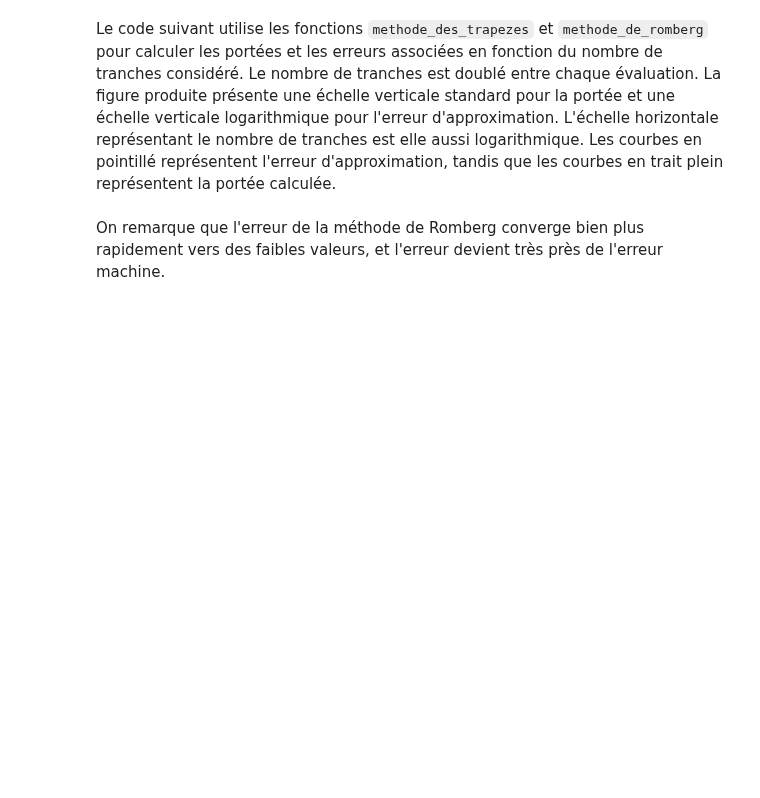
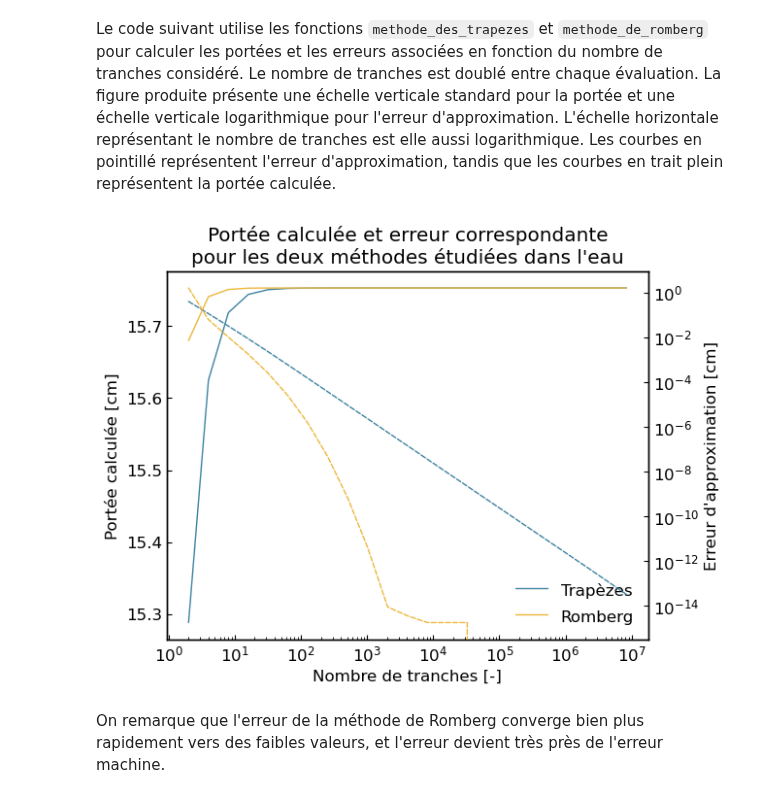
Before and after one commit to mamar828/physique_numerique, a Jupyter notebook: devoirs/tp1/tp1.ipynb, the cells around one changed output. Drawn from its saved outputs; the diff is of its cells as text; code cells hidden in the pictures; blank space fills up the shorter version.

```diff
--- a/devoirs/tp1/tp1.ipynb
+++ b/devoirs/tp1/tp1.ipynb
@@ -315,28 +327,30 @@ Le code suivant utilise les fonctions `methode_des_trapezes` et `methode_de_romb
 # %%
 fig = gl.Figure(
     x_label="Nombre de tranches [-]",
     y_label="Portée calculée [cm]",
     log_scale_x=True,
-    title="Portée calculée et erreur correspondante\npour les deux méthodes étudiées"
+    title="Portée calculée et erreur correspondante\npour les deux méthodes étudiées dans l'eau"
 )
 axe_erreur = fig.create_twin_axis(is_y=True, label="Erreur d'approximation [cm]", log_scale=True)
 valeurs_max_n = np.logspace(0, 23, 24, base=2)[1:]
 donnees_trapezes = np.array(
     [[n_max, *methode_des_trapezes(f_eau, 3, 150, n0=1, n_max=n_max, erreur_max=0)[:2]] for n_max in valeurs_max_n]
 )
 donnees_romberg = np.array(
     [[n_max, *methode_de_romberg(f_eau, 3, 150, n0=1, n_max=n_max, erreur_max=0)[:2]] for n_max in valeurs_max_n]
 )
 
 fig.add_elements(
     gl.Curve(donnees_trapezes[:,0], donnees_trapezes[:,1], label="Trapèzes", line_width=1),
     gl.Curve(donnees_romberg[:,0], donnees_romberg[:,1], label="Romberg", line_width=1),
 )
 axe_erreur.add_elements(
     gl.Curve(donnees_trapezes[:,0], donnees_trapezes[:,2], line_style="--", line_width=1),
     gl.Curve(donnees_romberg[:,0], donnees_romberg[:,2], line_style="--", line_width=1),
 )
 fig.show()
+# %% [output]
+[figure, added]
 # %% [markdown]
 On remarque que l'erreur de la méthode de Romberg converge bien plus rapidement vers des faibles valeurs, et l'erreur devient très près de l'erreur machine.
 # %% [markdown]
```
Also changed, not shown: parts of 13 cells of this notebook.
